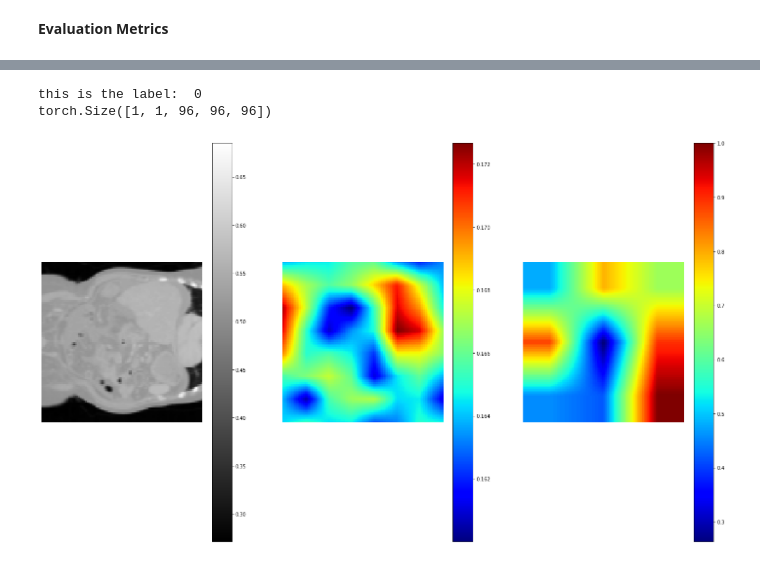
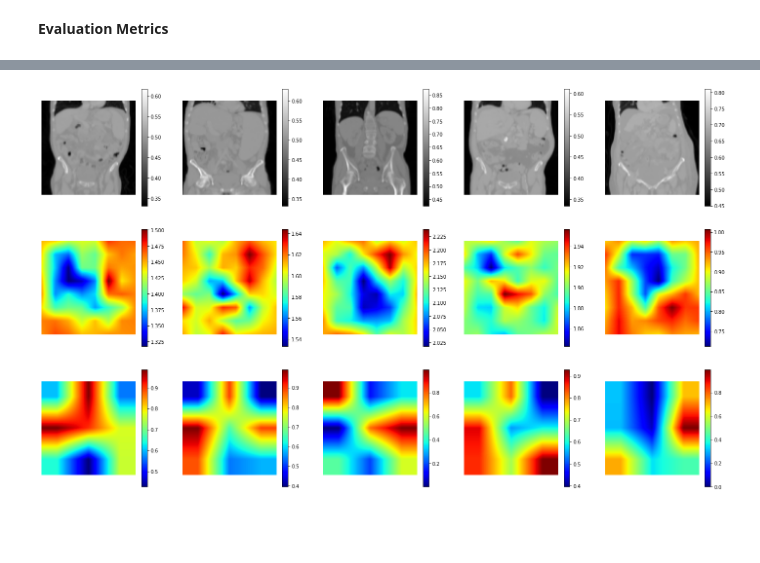
Before and after one commit to Meddebma/pyradiomics, a Jupyter notebook: 3D_Classification_Dict.ipynb, the cells around one changed output, grey strips where cells are left out. Saved outputs shown, nothing was run; the diff lists cells and outputs as text; code cells hidden in the pictures; blank space fills up the shorter version.

```diff
--- a/3D_Classification_Dict.ipynb
+++ b/3D_Classification_Dict.ipynb
@@ -176,9 +223,9 @@ val_interval = 2
 best_metric = -1
 best_metric_epoch = -1
 writer = SummaryWriter()
-for epoch in range(5):
+for epoch in range(20):
         print("-" * 10)
-        print(f"epoch {epoch + 1}/{5}")
+        print(f"epoch {epoch + 1}/{200}")
         model.train()
         epoch_loss = 0
         step = 0
@@ -216,7 +263,7 @@ for epoch in range(5):
                 if acc_metric > best_metric:
                     best_metric = acc_metric
                     best_metric_epoch = epoch + 1
-                    torch.save(model.state_dict(), "best_metric_model_classification3d_dict.pth")
+                    torch.save(model.state_dict(),  "/content/drive/My Drive/Spleen_AI/best_metric_model_classification3d_array.pth")
                     print("saved new best metric model")
                 print(
                     "current epoch: {} current accuracy: {:.4f} current AUC: {:.4f} best accuracy: {:.4f} at epoch {}".format(
@@ -286,37 +358,38 @@ Liver_Cirrhosis       0.56      0.51      0.54        43
-# %%
-data = val_ds[2]
-x, y = data["img"], data["label"]
-x = x.unsqueeze(0).to(device)
-print("this is the label: ", y)
-print(x.shape)
-# %% [output]
-this is the label:  0
-torch.Size([1, 1, 96, 96, 96])
 # %%
-img, label = x,y
-#fig, axes = plt.subplots(3, figsize=(25, 15), facecolor="white")
-# Get the occlusion sensitivity map
+n_examples = 5
+subplot_shape = [3, n_examples]
+fig, axes = plt.subplots(*subplot_shape, figsize=(25, 15), facecolor="white")
+items = np.random.choice(len(val_ds), size=len(val_ds))
 occ_sens = monai.visualize.OcclusionSensitivity(
     nn_module=model, mask_size=12, n_batch=10, stride=12)
-cam = monai.visualize.GradCAM(
-    nn_module=model, target_layers="class_layers.relu")
-# Only get a single slice to save time.
-# For the other dimensions (channel, width, height), use
-# -1 to use 0 and img.shape[x]-1 for min and max, respectively
-depth_slice = img.shape[2] // 2
-occ_sens_b_box = [-1, -1, depth_slice, depth_slice, -1, -1, -1, -1]
 
-occ_result, _ = occ_sens(x=img, b_box=occ_sens_b_box)
-occ_result = occ_result[..., label.item()]
-cam_result = cam(x=img, class_idx=None)
-cam_result = cam_result[..., depth_slice]
-fig, axes = plt.subplots(1, 3, figsize=(25, 15), facecolor='white')
+example = 0
+for item in items:
 
-for i, im in enumerate([img[:, :, depth_slice, ...], occ_result, cam_result]):
-    cmap = 'gray' if i == 0 else 'jet'
-    ax = axes[i]
-    im_show = ax.imshow(np.squeeze(im[0][0].detach().cpu()), cmap=cmap)
-    ax.axis('off')
-    fig.colorbar(im_show, ax=ax)
+    data = train_ds[
+        item
+    ]  # this fetches training data with random augmentations
+    image, label = data["img"].unsqueeze(0).to(device), data["label"]
+    img=image
+    depth_slice = img.shape[2] // 2
+    occ_sens_b_box = [-1, -1, depth_slice, depth_slice, -1, -1, -1, -1]
+
+    occ_result, _ = occ_sens(x=img, b_box=occ_sens_b_box)
+    occ_result = occ_result[..., label.item()]
+    cam_result = cam(x=img, class_idx=None)
+    cam_result = cam_result[..., depth_slice]
+
+    name = "actual: "
+
+    for row, im in enumerate([img[:, :, depth_slice, ...], occ_result, cam_result]):
+        cmap = 'gray' if row == 0 else 'jet'
+        ax = axes[row, example]
+        im_show = ax.imshow(np.squeeze(im[0][0].detach().cpu()), cmap=cmap)
+        ax.axis('off')
+        fig.colorbar(im_show, ax=ax)
+
+    example += 1
+    if example == n_examples:
+        break
 # %% [output]
-[figure, old version]
+[figure, new version]
```
Also changed, not shown: parts of 7 cells of this notebook.
